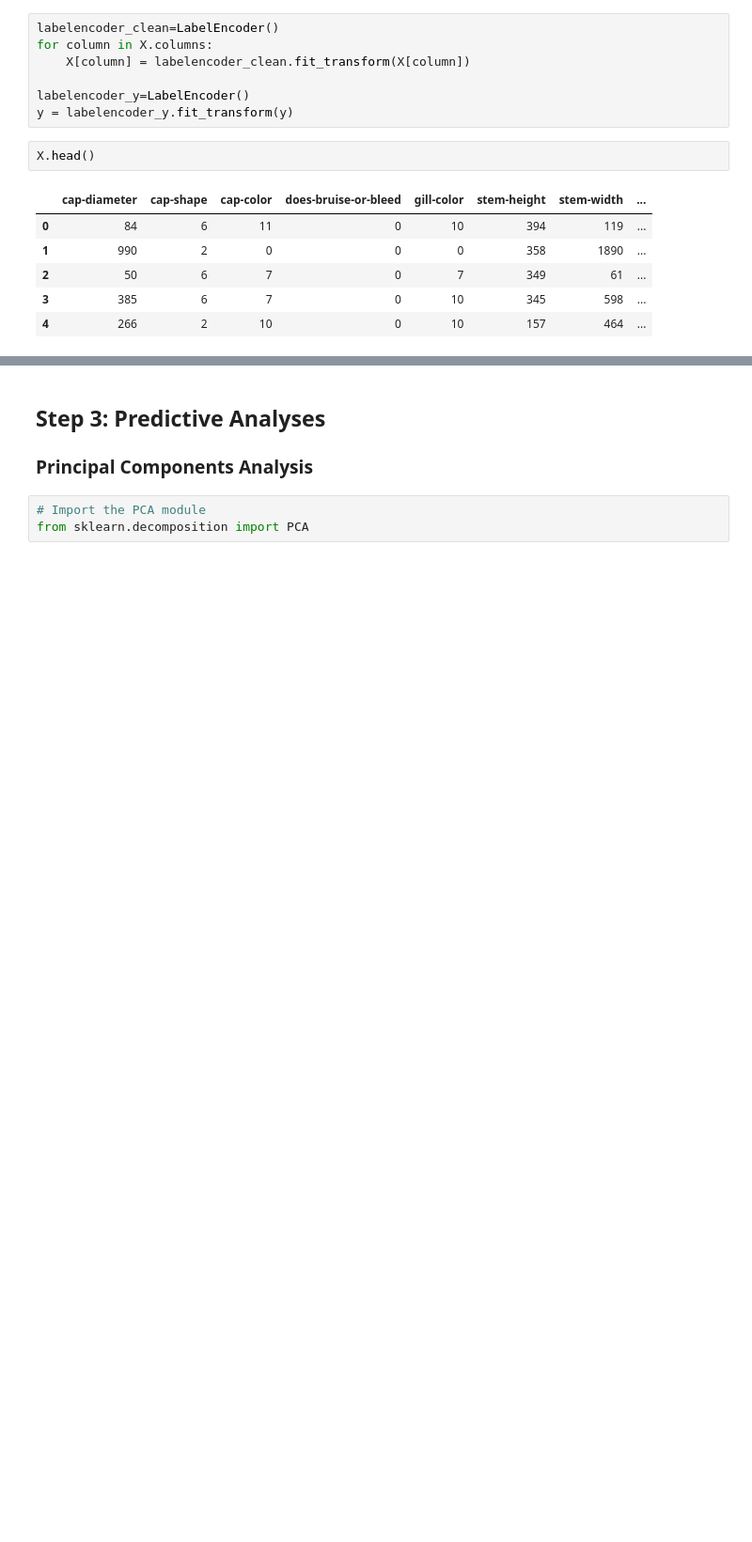
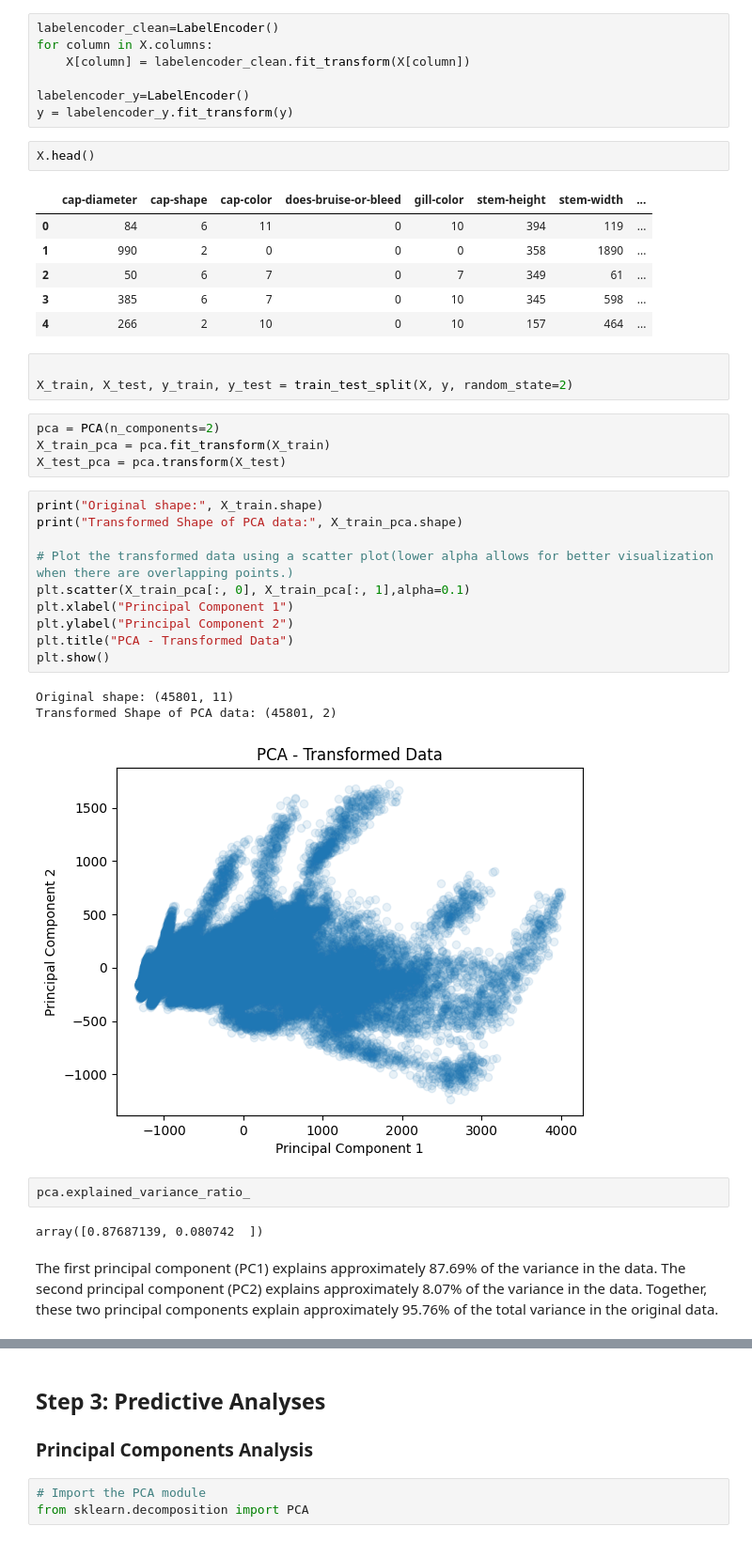
Before and after one commit to tmbiro/Project-4, a Jupyter notebook: Mushroom_Classification_p.ipynb, the cells around one changed output, grey strips where cells are left out. Shown: that part at 94% size. Cells and saved outputs as stored; diff of their text form; blank space fills up the shorter version.

```diff
--- a/Mushroom_Classification_p.ipynb
+++ b/Mushroom_Classification_p.ipynb
@@ -127,3 +126,32 @@ X.head()
 | 2 | 50 | 6 | 7 | 0 | 7 | 349 | 61 | ... |
 | 3 | 385 | 6 | 7 | 0 | 10 | 345 | 598 | ... |
 | 4 | 266 | 2 | 10 | 0 | 10 | 157 | 464 | ... |
+# %%
+
+X_train, X_test, y_train, y_test = train_test_split(X, y, random_state=2)
+# %%
+pca = PCA(n_components=2)
+X_train_pca = pca.fit_transform(X_train)
+X_test_pca = pca.transform(X_test)
+# %%
+print("Original shape:", X_train.shape)
+print("Transformed Shape of PCA data:", X_train_pca.shape)
+
+# Plot the transformed data using a scatter plot(lower alpha allows for better visualization when there are overlapping points.)
+plt.scatter(X_train_pca[:, 0], X_train_pca[:, 1],alpha=0.1)
+plt.xlabel("Principal Component 1")
+plt.ylabel("Principal Component 2")
+plt.title("PCA - Transformed Data")
+plt.show()
+# %% [output]
+Original shape: (45801, 11)
+Transformed Shape of PCA data: (45801, 2)
+[figure, added]
+# %%
+pca.explained_variance_ratio_
+# %% [output]
+array([0.87687139, 0.080742  ])
+# %% [markdown]
+The first principal component (PC1) explains approximately 87.69% of the variance in the data.
+The second principal component (PC2) explains approximately 8.07% of the variance in the data.
+Together, these two principal components explain approximately 95.76% of the total variance in the original data.
```
Also changed, not shown: parts of 4 cells of this notebook.
